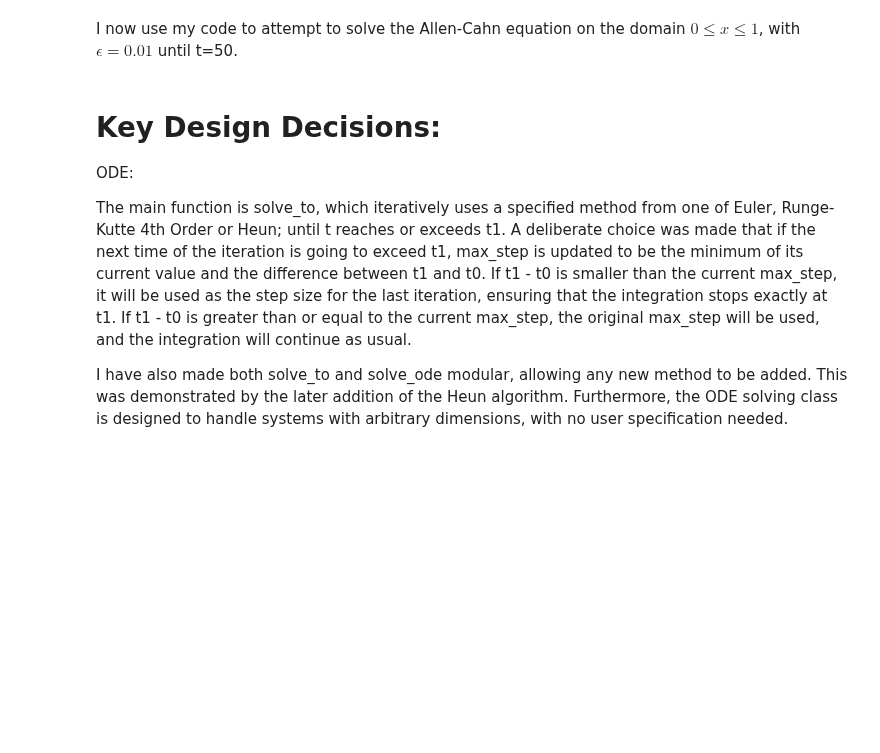
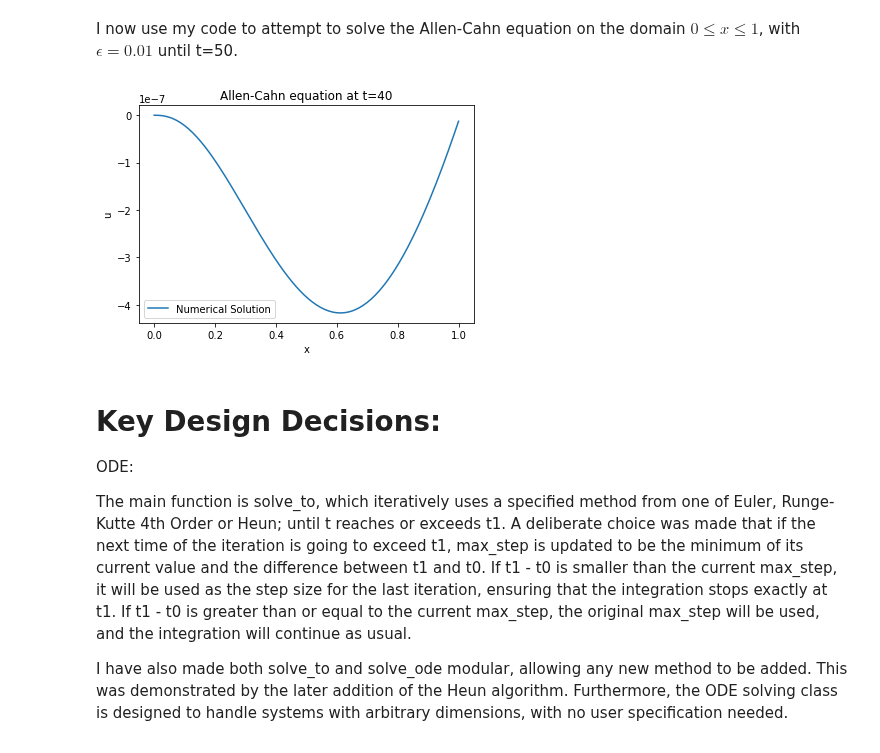
Before and after one commit to joesouber/EMAT30008, a Jupyter notebook: report.ipynb, the cells around one changed output. Drawn from its saved outputs; the diff is of its cells as text; code cells hidden in the pictures; blank space fills up the shorter version.

```diff
--- a/report.ipynb
+++ b/report.ipynb
@@ -448,6 +448,37 @@ plot_bratu(0.3,u,t,L,mx,bratu_exact)
 I believe the numerical solution to be correct, as I have derived the analytical solution myself and they both exhibit the same shape.
 # %% [markdown]
 I now use my code to attempt to solve the Allen-Cahn equation on the domain $0\leq x \leq 1$, with $\epsilon = 0.01$ until t=50.
+# %%
+#Allen-Cahn
+from plots import plot_allen_cahn
+random.seed(123)
+
+L = 1
+T = 50
+mx = 150
+mt = 1000
+
+def dirichlet_0(x,t):
+    '''
+    Function containing the homogeneous boundary conditions.
+    '''
+    return 0
+
+def Initial_Conds(x, t):
+
+    return np.array([random.uniform(-0.001, 0.001)])
+
+
+def nonlinear_source(u, x, t):
+
+    y = u - u**3
+    return y
+
+u,t = finite_difference(L, T, mx, mt, 'neumann', dirichlet_0, Initial_Conds, discretisation='implicit', source_term = nonlinear_source, D=0.0001, linearity='nonlinear')
+
+plot_allen_cahn(u,t,40,L)
+# %% [output]
+[figure, added]
 # %% [markdown]
 # Key Design Decisions:
 
```
